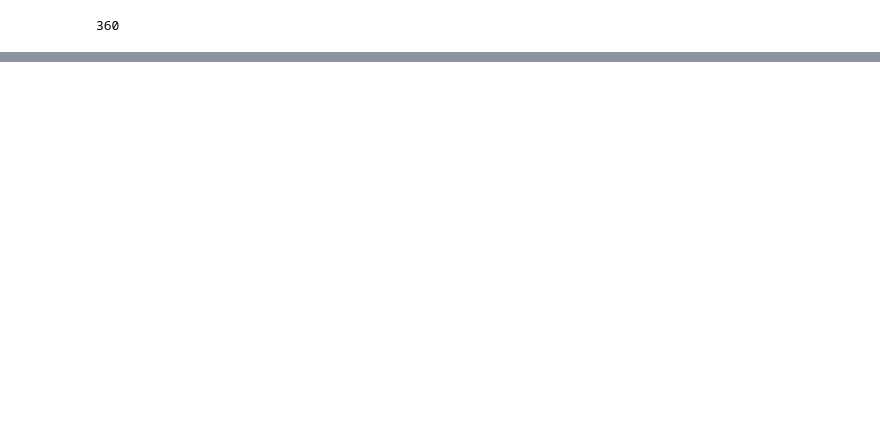
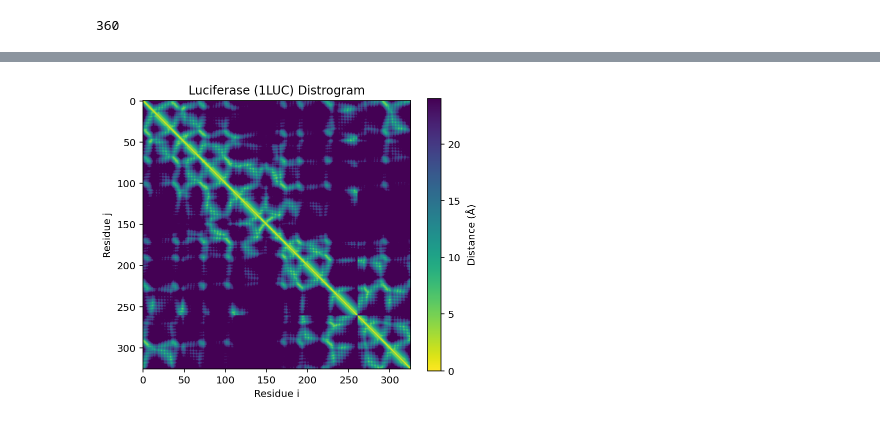
Before and after one commit to eking2/luciferase_vae, a Jupyter notebook: eval.ipynb, the cells around one changed output, grey strips where cells are left out. Saved outputs shown, nothing was run; the diff lists cells and outputs as text; code cells hidden in the pictures; blank space fills up the shorter version.

```diff
--- a/eval.ipynb
+++ b/eval.ipynb
@@ -81,0 +270,2 @@ decoded
+# %%
+ca_coords = get_ca_coords()
@@ -81,0 +288,24 @@ decoded
+# %%
+def luciferase_contact_map(seq_gap=4, contact_cutoff=6):
+
+    # download pdb and save ca coordinates
+    ca_coords = get_ca_coords()
+
+    # pairwise distances
+    dist_arr = pairwise_distances(ca_coords[['x', 'y', 'z']].values)
+
+    # remove neighboring residues
+    return dist_arr
+# %%
+dist_arr = luciferase_contact_map()
+# %%
+fig = plt.figure(figsize=(6, 5))
+
+p = plt.imshow(dist_arr, cmap='viridis_r', vmax=24, vmin=0)
+plt.colorbar(p, label='Distance ($\mathrm{\AA}$)')
+plt.xlabel('Residue i')
+plt.ylabel('Residue j')
+plt.title('Luciferase (1LUC) Distrogram')
+plt.savefig('iluc_distro.png', bbox_inches='tight', dpi=300)
+# %% [output]
+[figure, added]
```
Also changed, not shown: parts of 24 cells of this notebook, 2 other files.
